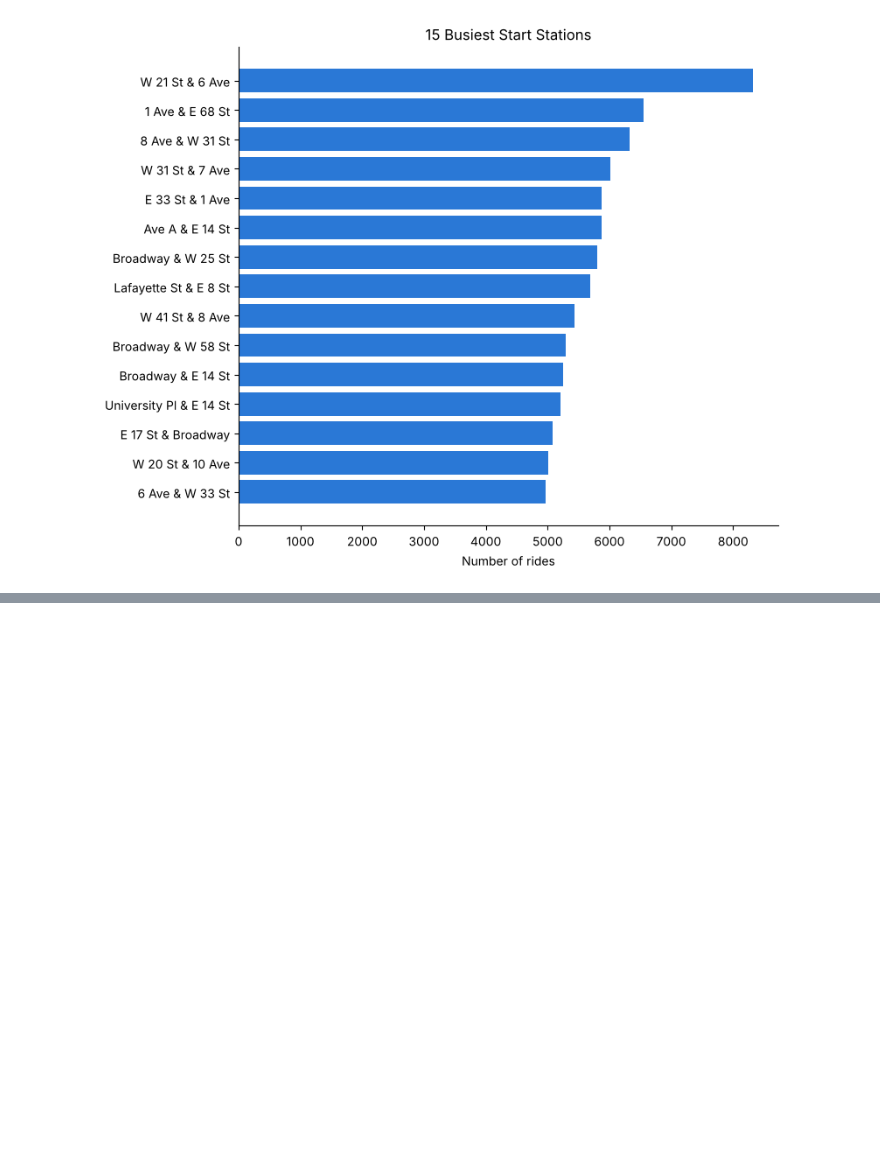
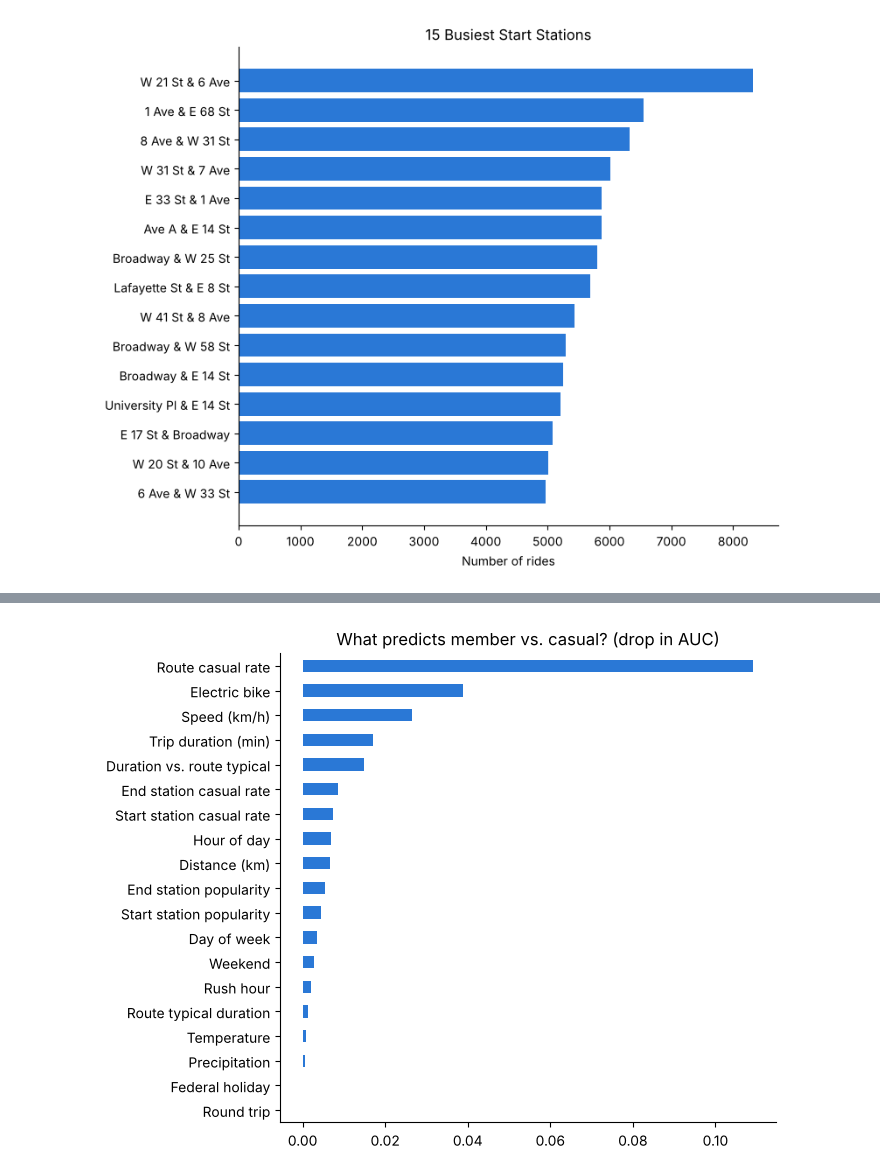
Before and after one commit to AncientAbacus/NYC-CitiBike-Analysis, a Jupyter notebook: CitiBike_Analysis.ipynb, the cells around one changed output, grey strips where cells are left out. Drawn from its saved outputs; the diff is of its cells as text; code cells hidden in the pictures; blank space fills up the shorter version.

```diff
--- a/CitiBike_Analysis.ipynb
+++ b/CitiBike_Analysis.ipynb
@@ -400,0 +277,26 @@ random (not time-based) train/test split.
+# %%
+# two models, both unweighted so accuracy is comparable to the baseline
+from sklearn.ensemble import HistGradientBoostingClassifier
+from sklearn.linear_model import LogisticRegression
+from sklearn.metrics import accuracy_score, average_precision_score, roc_auc_score
+from sklearn.pipeline import make_pipeline
+from sklearn.preprocessing import StandardScaler
+
+logistic = make_pipeline(StandardScaler(), LogisticRegression(max_iter=1000))
+logistic.fit(X_train.fillna(X_train.median()), y_train)
+logistic_proba = logistic.predict_proba(X_test.fillna(X_train.median()))[:, 1]
+
+gbm = HistGradientBoostingClassifier(max_iter=300, learning_rate=0.1, max_leaf_nodes=63, random_state=42)
+gbm.fit(X_train, y_train)
+gbm_proba = gbm.predict_proba(X_test)[:, 1]
+
+results = pd.DataFrame({
+    name: {
+        "accuracy @0.5": accuracy_score(y_test, proba >= 0.5),
+        "ROC-AUC": roc_auc_score(y_test, proba),
+        "PR-AUC (casual)": average_precision_score(1 - y_test, 1 - proba),
+    }
+    for name, proba in [("logistic regression", logistic_proba), ("gradient boosting", gbm_proba)]
+}).T
+results.loc["always 'member'"] = [majority_accuracy, 0.5, (1 - y_test).mean()]
+results.style.format("{:.3f}")
@@ -400,0 +362,15 @@ random (not time-based) train/test split.
+# %%
+# which inputs carry the signal? permutation importance on a test sample (AUC drop when shuffled)
+from sklearn.inspection import permutation_importance
+
+sample = X_test.sample(100_000, random_state=42)
+perm = permutation_importance(gbm, sample, y_test.loc[sample.index], scoring="roc_auc", n_repeats=3, random_state=42)
+labels = {**FEATURE_LABELS, "dow": "Day of week", "temp_c": "Temperature", "precip_mm": "Precipitation",
+          "start_casual_rate": "Start station casual rate", "end_casual_rate": "End station casual rate",
+          "route_casual_rate": "Route casual rate", "route_median_min": "Route typical duration",
+          "duration_vs_route": "Duration vs. route typical"}
+importances = pd.Series(perm.importances_mean, index=[labels[f] for f in features]).sort_values()
+importances.plot.barh(color="#2a78d6", figsize=(7, 5.5), title="What predicts member vs. casual? (drop in AUC)")
+sns.despine(); plt.tight_layout(); plt.show()
+# %% [output]
+[figure, added]
```
Also changed, not shown: parts of 18 cells of this notebook, 3 other files.
